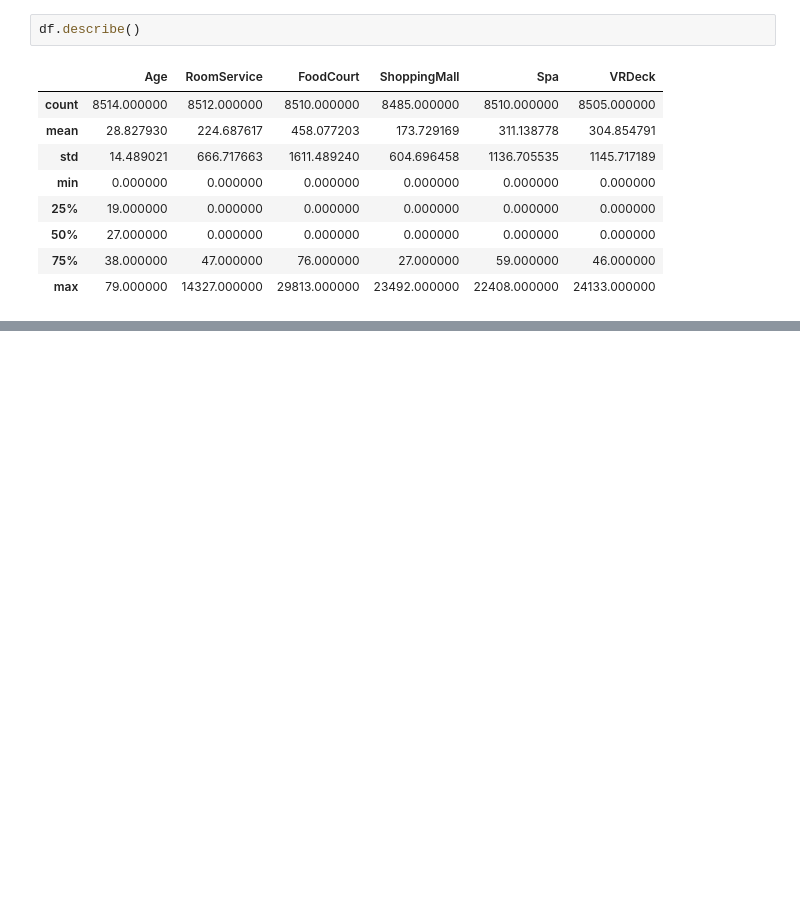
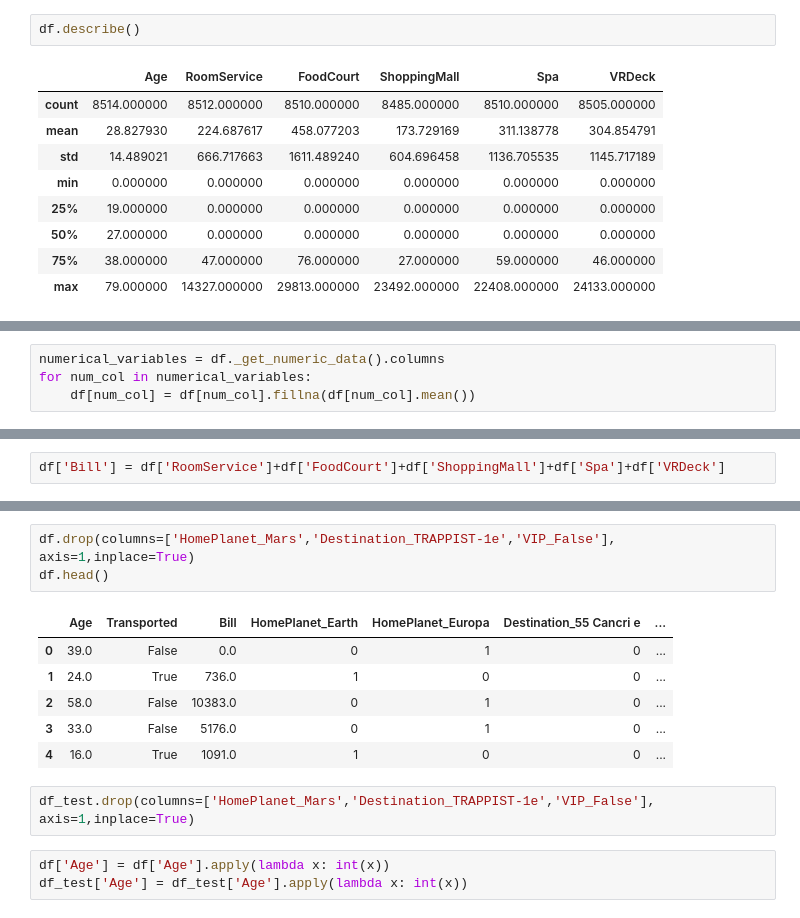
Before and after one commit to talesaraujoc/Spaceship_Titanic, a Jupyter notebook: app.ipynb, the cells around one changed output, grey strips where cells are left out. Cells and saved outputs as stored; diff of their text form; blank space fills up the shorter version.

```diff
--- a/app.ipynb
+++ b/app.ipynb
@@ -28,0 +161,4 @@ df.describe()
+# %%
+numerical_variables = df._get_numeric_data().columns
+for num_col in numerical_variables:
+    df[num_col] = df[num_col].fillna(df[num_col].mean())
@@ -28,0 +180,2 @@ df.describe()
+# %%
+df['Bill'] = df['RoomService']+df['FoodCourt']+df['ShoppingMall']+df['Spa']+df['VRDeck']
@@ -35,0 +237,15 @@ Index(['PassengerId', 'HomePlanet', 'CryoSleep', 'Cabin', 'Destination', 'Age',
+# %%
+df.drop(columns=['HomePlanet_Mars','Destination_TRAPPIST-1e','VIP_False'], axis=1,inplace=True)
+df.head()
+# %% [output]
+|  | Age | Transported | Bill | HomePlanet_Earth | HomePlanet_Europa | Destination_55 Cancri e | ... |
+| 0 | 39.0 | False | 0.0 | 0 | 1 | 0 | ... |
+| 1 | 24.0 | True | 736.0 | 1 | 0 | 0 | ... |
+| 2 | 58.0 | False | 10383.0 | 0 | 1 | 0 | ... |
+| 3 | 33.0 | False | 5176.0 | 0 | 1 | 0 | ... |
+| 4 | 16.0 | True | 1091.0 | 1 | 0 | 0 | ... |
+# %%
+df_test.drop(columns=['HomePlanet_Mars','Destination_TRAPPIST-1e','VIP_False'], axis=1,inplace=True)
+# %%
+df['Age'] = df['Age'].apply(lambda x: int(x))
+df_test['Age'] = df_test['Age'].apply(lambda x: int(x))
```
Also changed, not shown: parts of 33 cells of this notebook.
